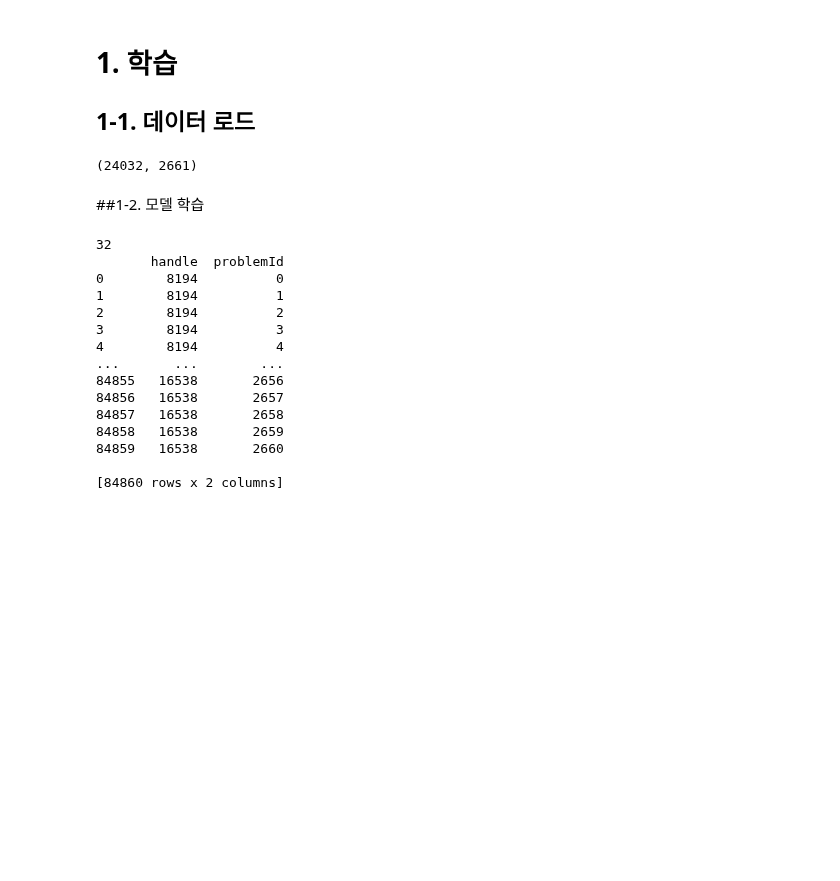
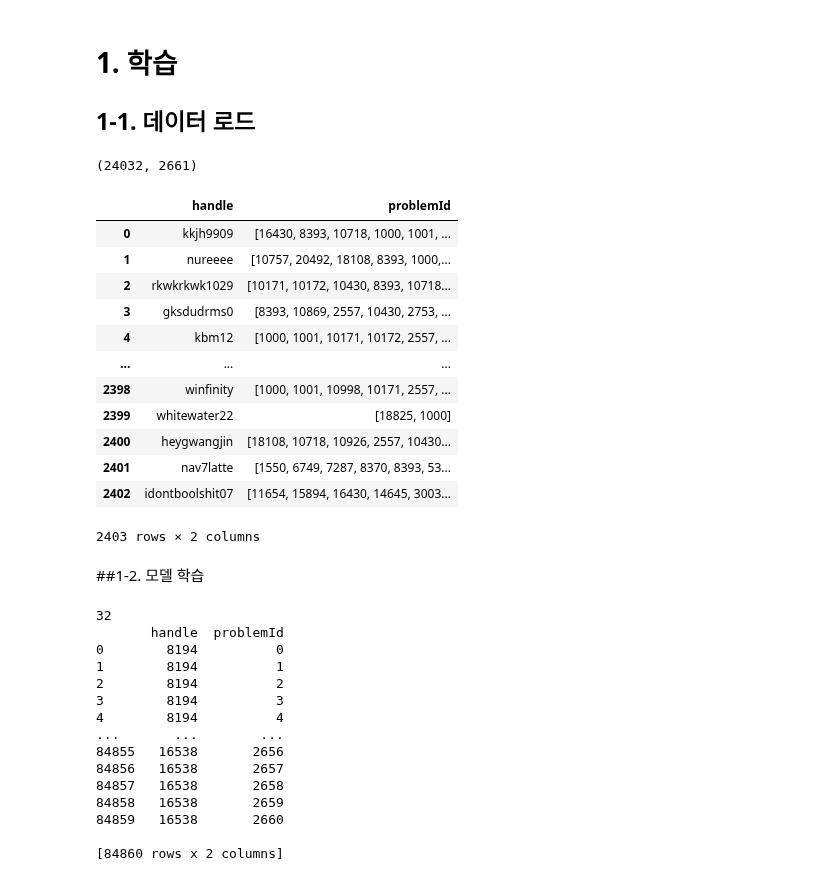
Before and after one commit to Capstone-Algo-Recommendation/ML-recommendation, a Jupyter notebook: test.ipynb, the cells around one changed output. Cells and saved outputs as stored; diff of their text form; code cells hidden in the pictures; blank space fills up the shorter version.

```diff
--- a/test.ipynb
+++ b/test.ipynb
@@ -140,6 +126,6 @@ class Loader:
 # %%
 DIR = '/content/drive/MyDrive/(22-1)캡스톤/recomm/data/preprocessed/'
-loader1 = ld.Loader(DIR, 1, 8)
+loader1 = Loader(DIR, 1, 4)
 loader1.load_dataset()
 # %% [output]
 (24032, 2661)
@@ -153,3 +134,26 @@ test_y, test_X = test
+# %%
+valid_tr, valid_te  = loader1.formatting(1)
+valid_tr_X, valid_tr_y = valid_tr
+valid_te_y, valid_te_X = valid_te
+test_tr, test_te  = loader1.formatting(2)
+test_tr_X, test_tr_y = test_tr
+test_te_y, test_te_X = test_te
+# %%
+valid_tr
+# %% [output]
+|  | handle | problemId |
+| 0 | kkjh9909 | [16430, 8393, 10718, 1000, 1001, ... |
+| 1 | nureeee | [10757, 20492, 18108, 8393, 1000,... |
+| 2 | rkwkrkwk1029 | [10171, 10172, 10430, 8393, 10718... |
+| 3 | gksdudrms0 | [8393, 10869, 2557, 10430, 2753, ... |
+| 4 | kbm12 | [1000, 1001, 10171, 10172, 2557, ... |
+| ... | ... | ... |
+| 2398 | winfinity | [1000, 1001, 10998, 10171, 2557, ... |
+| 2399 | whitewater22 | [18825, 1000] |
+| 2400 | heygwangjin | [18108, 10718, 10926, 2557, 10430... |
+| 2401 | nav7latte | [1550, 6749, 7287, 8370, 8393, 53... |
+| 2402 | idontboolshit07 | [11654, 15894, 16430, 14645, 3003... |
+2403 rows × 2 columns
 # %%
 train_usr, train_prb, train_entry = shuffle(train[0], train[1], train[2])
 train_usr = np.array(train_usr).reshape(-1,1)
```
Also changed, not shown: parts of 4 cells of this notebook, 1 other file.
